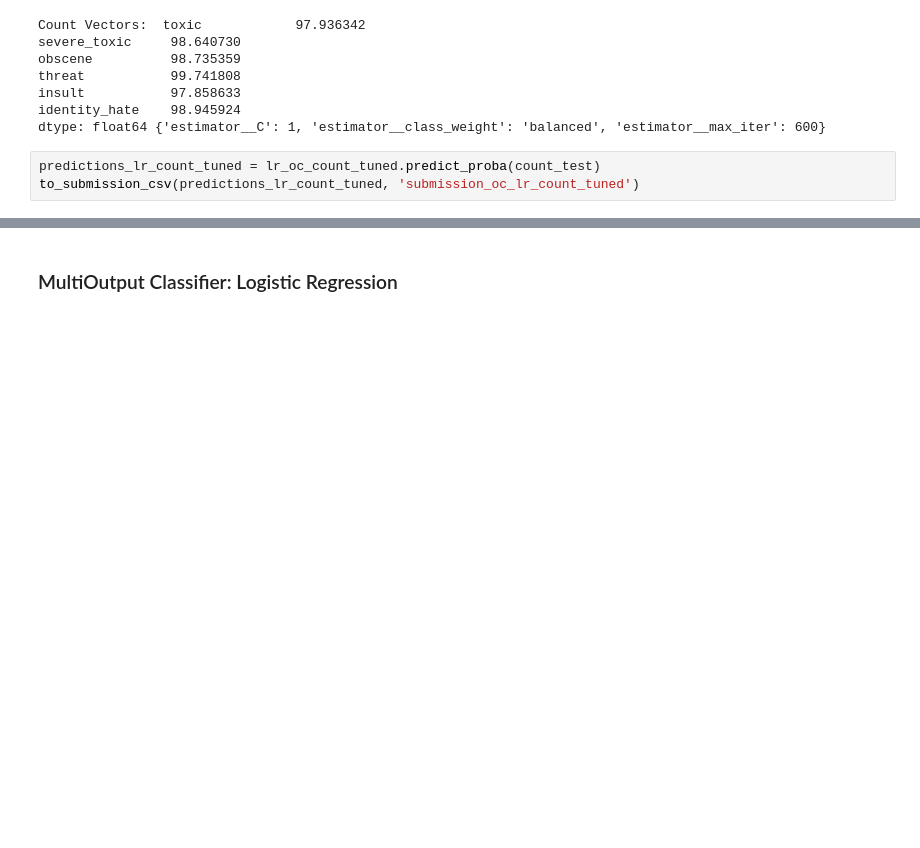
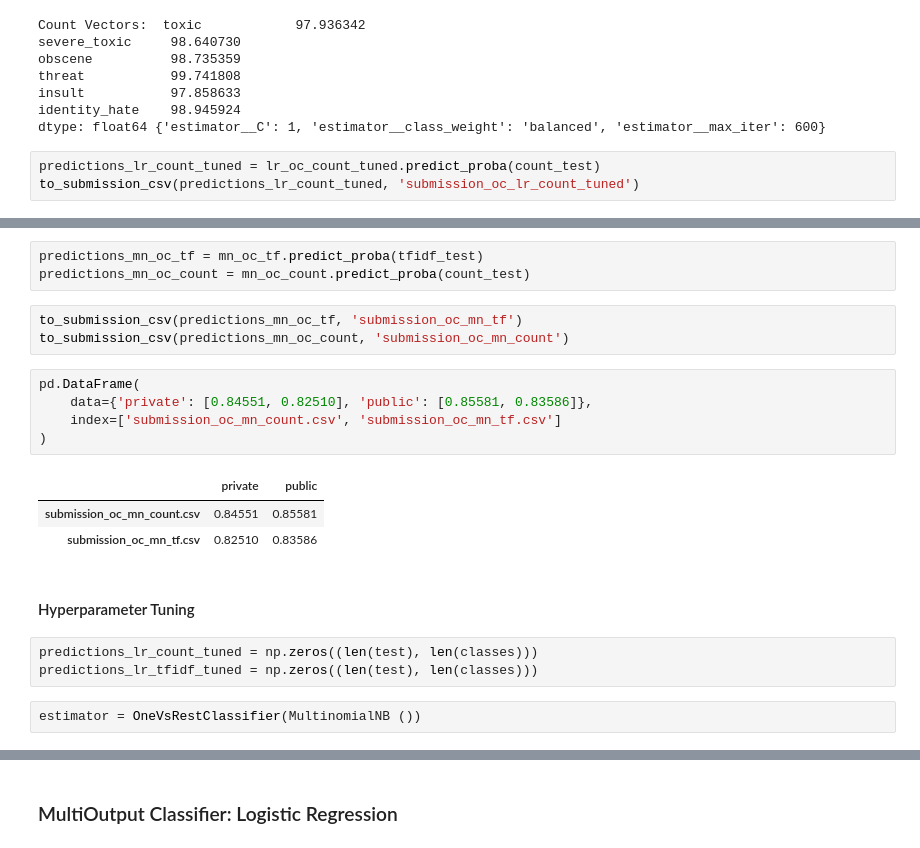
Before and after one commit to francheska-vicente/stintsy-project, a Jupyter notebook: ToxicComment_S13_Group8_Supplementary.ipynb, the cells around one changed output, grey strips where cells are left out. Saved outputs shown, nothing was run; the diff lists cells and outputs as text; blank space fills up the shorter version.

Commit message:
added oc mn + tuning

```diff
--- a/ToxicComment_S13_Group8_Supplementary.ipynb
+++ b/ToxicComment_S13_Group8_Supplementary.ipynb
@@ -589,0 +633,22 @@ pd.DataFrame(
+# %%
+predictions_mn_oc_tf = mn_oc_tf.predict_proba(tfidf_test)
+predictions_mn_oc_count = mn_oc_count.predict_proba(count_test)
+# %%
+to_submission_csv(predictions_mn_oc_tf, 'submission_oc_mn_tf')
+to_submission_csv(predictions_mn_oc_count, 'submission_oc_mn_count')
+# %%
+pd.DataFrame(
+    data={'private': [0.84551, 0.82510], 'public': [0.85581, 0.83586]},
+    index=['submission_oc_mn_count.csv', 'submission_oc_mn_tf.csv']
+)
+# %% [output]
+|  | private | public |
+| submission_oc_mn_count.csv | 0.84551 | 0.85581 |
+| submission_oc_mn_tf.csv | 0.82510 | 0.83586 |
+# %% [markdown]
+#### Hyperparameter Tuning
+# %%
+predictions_lr_count_tuned = np.zeros((len(test), len(classes)))
+predictions_lr_tfidf_tuned = np.zeros((len(test), len(classes)))
+# %%
+estimator = OneVsRestClassifier(MultinomialNB ())
```
Also changed, not shown: parts of 133 cells of this notebook, 6 other files.
